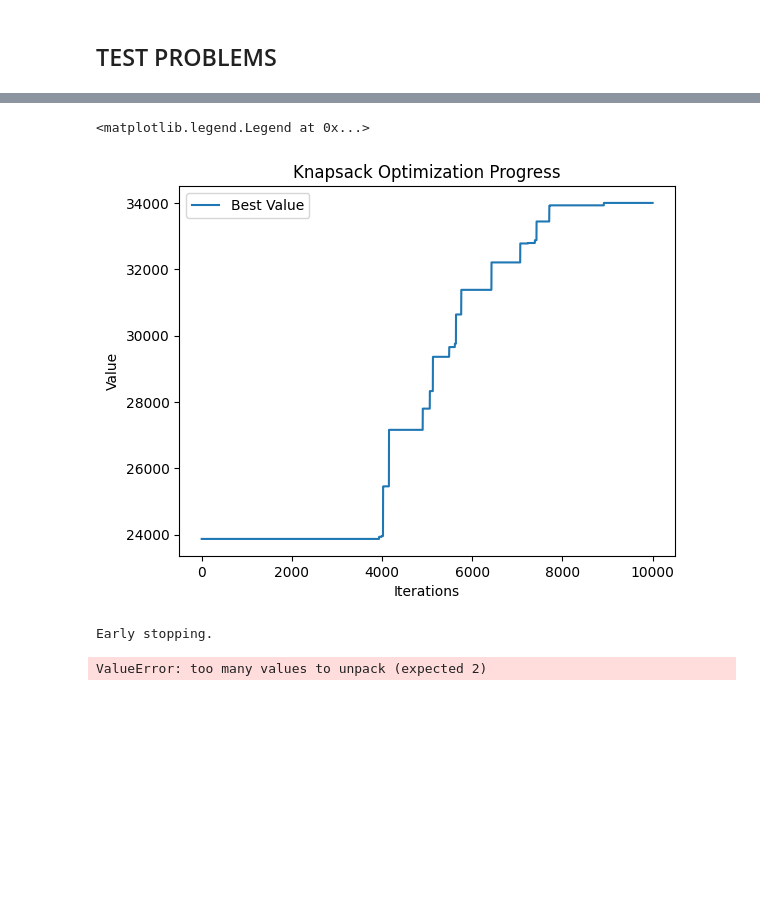
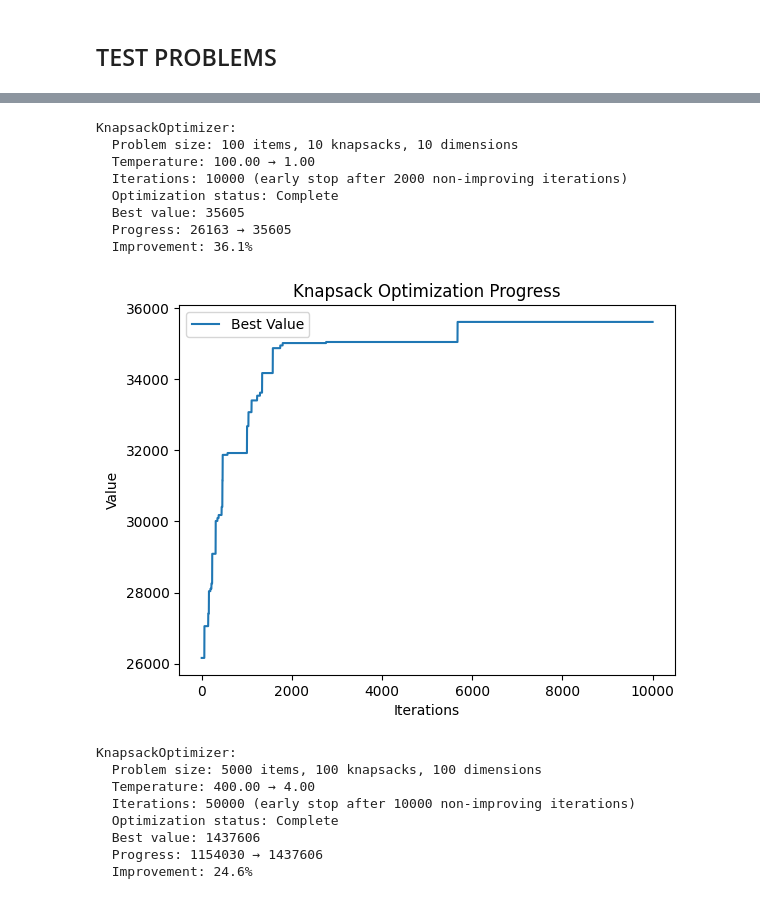
Before and after one commit to itsPinguiz/CI2025_lab1, a Jupyter notebook: knapsack.ipynb, the cells around one changed output, grey strips where cells are left out. Saved outputs shown, nothing was run; the diff lists cells and outputs as text; code cells hidden in the pictures; blank space fills up the shorter version.

```diff
--- a/knapsack.ipynb
+++ b/knapsack.ipynb
@@ -408,6 +320,6 @@ ko1.plot_optimization()
 # %%
 # Problem 2:
-rng = np.random.default_rng(seed=42)
+rng = np.random.default_rng(seed=RANDOM_SEED)
 
 params = {
     'num_items': 100,
@@ -421,19 +333,24 @@ params = {
 }
 
 ko2 = KnapsackOptimizer(params)
-best_solution, best_value, best_values = ko2.optimize()
+ko2.optimize()
+print(ko2)
+# %% [output]
+KnapsackOptimizer:
+  Problem size: 100 items, 10 knapsacks, 10 dimensions
+  Temperature: 100.00 → 1.00
+  Iterations: 10000 (early stop after 2000 non-improving iterations)
+  Optimization status: Complete
+  Best value: 35605
+  Progress: 26163 → 35605
+  Improvement: 36.1%
 # %%
-plt.plot(range(len(best_values)), best_values, label='Best Value')
-plt.xlabel('Iterations')
-plt.ylabel('Value')
-plt.title('Knapsack Optimization Progress')
-plt.legend()
+ko2.plot_optimization()
 # %% [output]
-<matplotlib.legend.Legend at 0x...>
-[figure, old version]
+[figure, new version]
 # %%
 # Problem 3:
-rng = np.random.default_rng(seed=42)
+rng = np.random.default_rng(seed=RANDOM_SEED)
 
 params = {
     'num_items': 5000,
@@ -442,12 +359,19 @@ params = {
     'values': rng.integers(0, 1000, size=5000),
     'weights': rng.integers(0, 1000, size=(5000, 100)),
     'constraints': rng.integers(1000 * 10, 1000 * 2 * 5000 // 100, size=100),
-    'iterations': 5000,
+    'iterations': 50000,
     'initial_temperature': 400.0
 }
 
 ko3 = KnapsackOptimizer(params)
-best_solution, best_value = ko3.optimize()
+ko3.optimize()
+print(ko3)
 # %% [output]
-Early stopping.
+KnapsackOptimizer:
+  Problem size: 5000 items, 100 knapsacks, 100 dimensions
+  Temperature: 400.00 → 4.00
+  Iterations: 50000 (early stop after 10000 non-improving iterations)
+  Optimization status: Complete
+  Best value: 1437606
+  Progress: 1154030 → 1437606
+  Improvement: 24.6%
-ValueError: too many values to unpack (expected 2)
```
Also changed, not shown: parts of 6 cells of this notebook, 1 other file.
